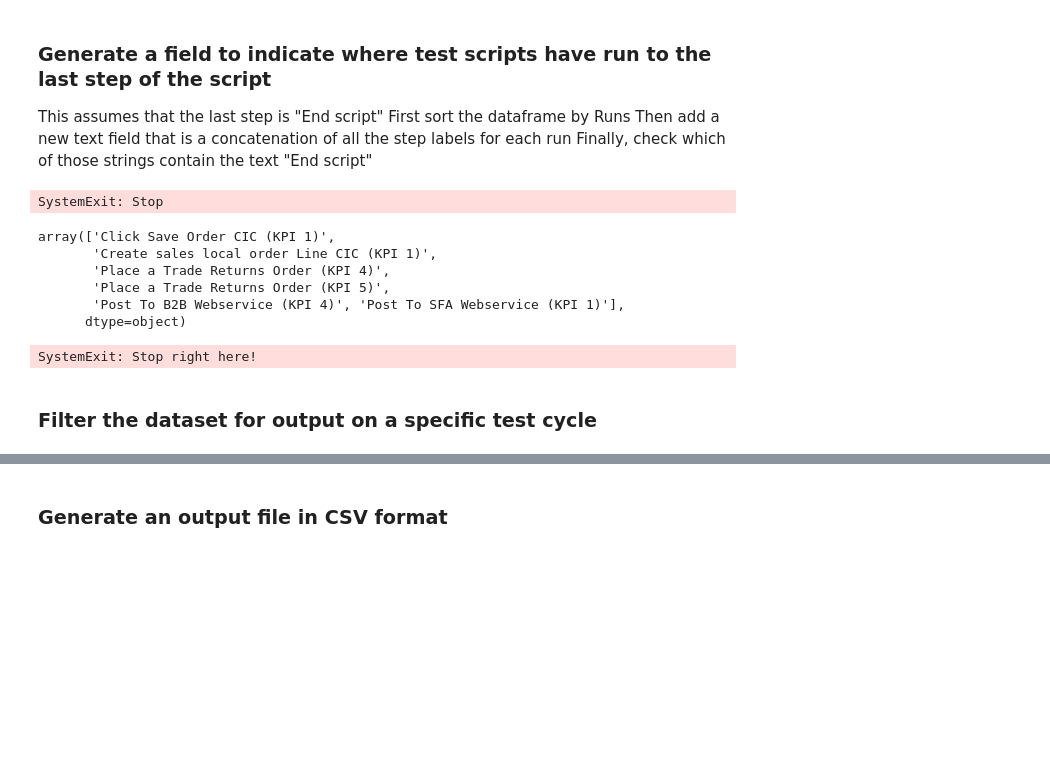
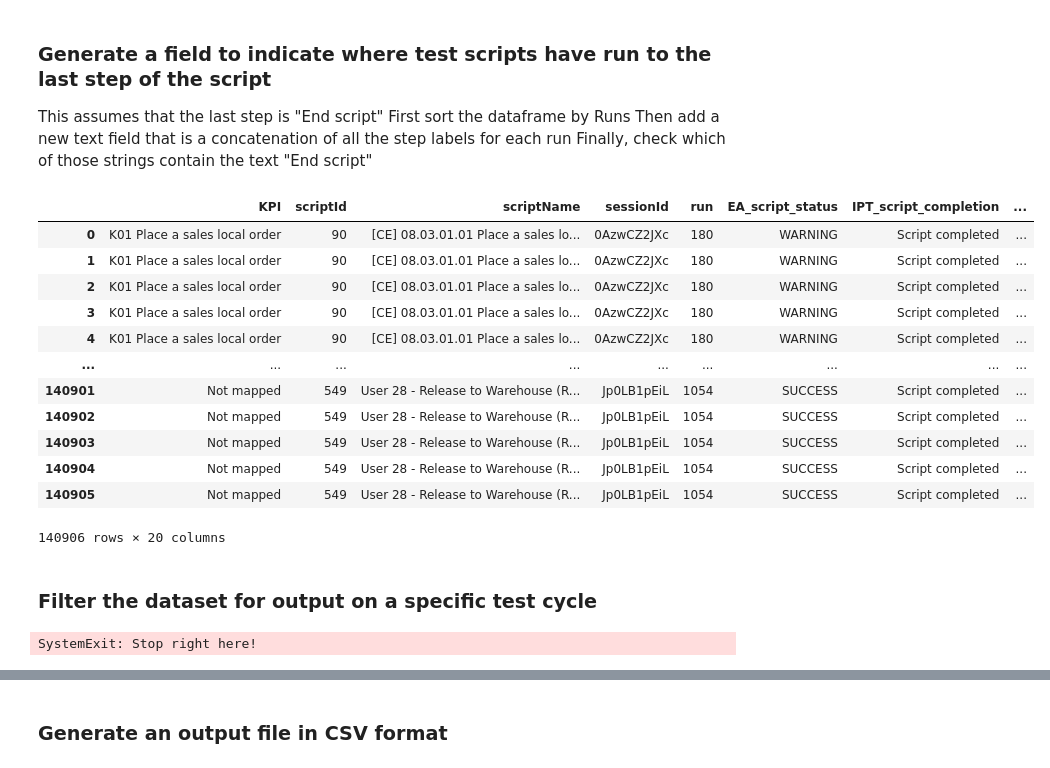
Before and after one commit to Lodewikus/CCBA_IPT, a Jupyter notebook: extract_EA_history.ipynb, the cells around one changed output, grey strips where cells are left out. Drawn from its saved outputs; the diff is of its cells as text; code cells hidden in the pictures; blank space fills up the shorter version.

Commit message:
Fix EA extraction script  include last issue text

```diff
--- a/extract_EA_history.ipynb
+++ b/extract_EA_history.ipynb
@@ -357,9 +393,9 @@ df['KPI'].mask(mask,'K11 Send Load to Roadnet load for Planning',inplace=True)
 mask = (df['scriptName'].str.contains('Receive load from Roadnet'))
 df['KPI'].mask(mask,'K12 Receive load from Roadnet into D365',inplace=True)
 
-# K12b
+# K13b
 mask = (df['scriptName'].str.contains('Release to warehouse') & df['scriptName'].str.contains('Roadnet loads'))
-df['KPI'].mask(mask,'K12b Release to Warehouse (Roadnet loads)',inplace=True)
+df['KPI'].mask(mask,'K13b Release to Warehouse (Roadnet loads)',inplace=True)
 
 # K13
 mask = ((df['scriptName'].str.contains('Release to Warehouse') | df['scriptName'].str.contains('Release to warehouse')) & df['scriptName'].str.contains('manual'))
@@ -399,30 +435,35 @@ df['KPI'].mask(mask,'K20 Run Cost Rollup and Cost Allocation Policies',inplace=T
 # K21
 mask = (df['scriptName'].str.contains('Place SFA order'))
 df['KPI'].mask(mask,'K21 Place SFA order and Send Confirmation',inplace=True)
-# %%
-raise SystemExit("Stop")
-# %% [output]
-SystemExit: Stop
-# %%
-mask = (df['StepLabel'].str.contains('KPI'))
-df[mask].StepLabel.unique()
-# %% [output]
-array(['Click Save Order CIC (KPI 1)',
-       'Create sales local order Line CIC (KPI 1)',
-       'Place a Trade Returns Order (KPI 4)',
-       'Place a Trade Returns Order (KPI 5)',
-       'Post To B2B Webservice (KPI 4)', 'Post To SFA Webservice (KPI 1)'],
-      dtype=object)
 # %%
-df.sort_values(by=['run','lineNum','startTime'], inplace=True)
-df = df.reset_index(drop=False)
-df.rename(columns={'index': 'ISN'}, inplace=True)
+df.sort_values(by=['KPI', 'scriptId', 'scriptName', 'sessionId', 'run', 'lineNum'], inplace=True)
+df = df.reset_index(drop=True)
+# %%
+df.drop(columns={'topProjectName'}, inplace=True, axis=1)
+# %%
+df = df.reindex(columns=['KPI', 'scriptId', 'scriptName', 'sessionId', 'run', 'EA_script_status', 'IPT_script_completion', 'IPT_step_error', 'lineNum', 'StepLabel', 'EA_step_state', 'EA_step_status', 'startTime', 'endTime', 'duration', 'duration_sec', 'duration_mins', 'date', 'time_dec','lastIssues'])
+# %%
+df
+# %% [output]
+|  | KPI | scriptId | scriptName | sessionId | run | EA_script_status | IPT_script_completion | ... |
+| 0 | K01 Place a sales local order | 90 | [CE] 08.03.01.01 Place a sales lo... | 0AzwCZ2JXc | 180 | WARNING | Script completed | ... |
+| 1 | K01 Place a sales local order | 90 | [CE] 08.03.01.01 Place a sales lo... | 0AzwCZ2JXc | 180 | WARNING | Script completed | ... |
+| 2 | K01 Place a sales local order | 90 | [CE] 08.03.01.01 Place a sales lo... | 0AzwCZ2JXc | 180 | WARNING | Script completed | ... |
+| 3 | K01 Place a sales local order | 90 | [CE] 08.03.01.01 Place a sales lo... | 0AzwCZ2JXc | 180 | WARNING | Script completed | ... |
+| 4 | K01 Place a sales local order | 90 | [CE] 08.03.01.01 Place a sales lo... | 0AzwCZ2JXc | 180 | WARNING | Script completed | ... |
+| ... | ... | ... | ... | ... | ... | ... | ... | ... |
+| 140901 | Not mapped | 549 | User 28 - Release to Warehouse (R... | Jp0LB1pEiL | 1054 | SUCCESS | Script completed | ... |
+| 140902 | Not mapped | 549 | User 28 - Release to Warehouse (R... | Jp0LB1pEiL | 1054 | SUCCESS | Script completed | ... |
+| 140903 | Not mapped | 549 | User 28 - Release to Warehouse (R... | Jp0LB1pEiL | 1054 | SUCCESS | Script completed | ... |
+| 140904 | Not mapped | 549 | User 28 - Release to Warehouse (R... | Jp0LB1pEiL | 1054 | SUCCESS | Script completed | ... |
+| 140905 | Not mapped | 549 | User 28 - Release to Warehouse (R... | Jp0LB1pEiL | 1054 | SUCCESS | Script completed | ... |
+140906 rows × 20 columns
+# %% [markdown]
+### Filter the dataset for output on a specific test cycle
 # %%
 raise SystemExit("Stop right here!")
 # %% [output]
 SystemExit: Stop right here!
-# %% [markdown]
-### Filter the dataset for output on a specific test cycle
 # %%
 exclude_scripts = ['TEST TIMINGS','Test - 10 sessions', 'Gary Test']
 # %%
```
Also changed, not shown: parts of 23 cells of this notebook, 3 other files.
